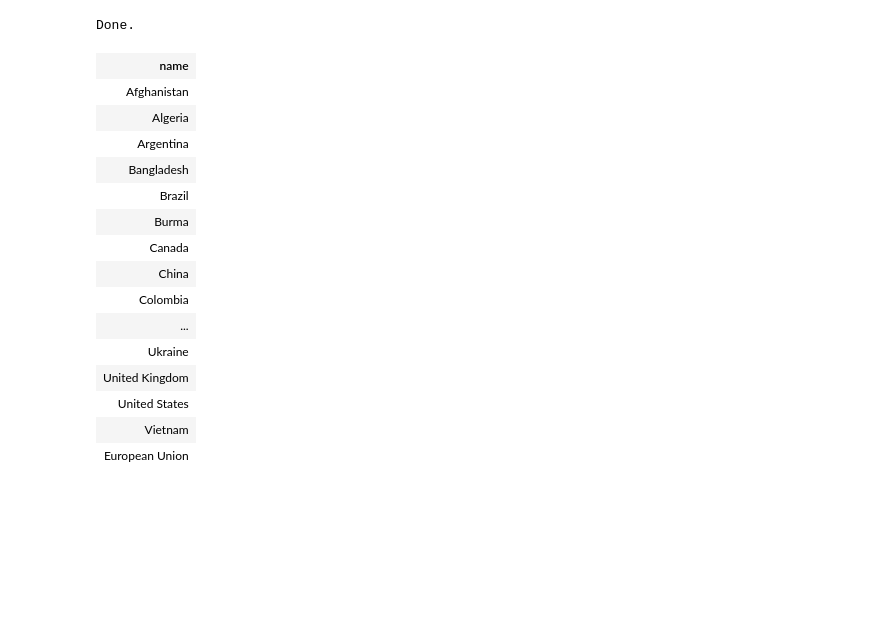
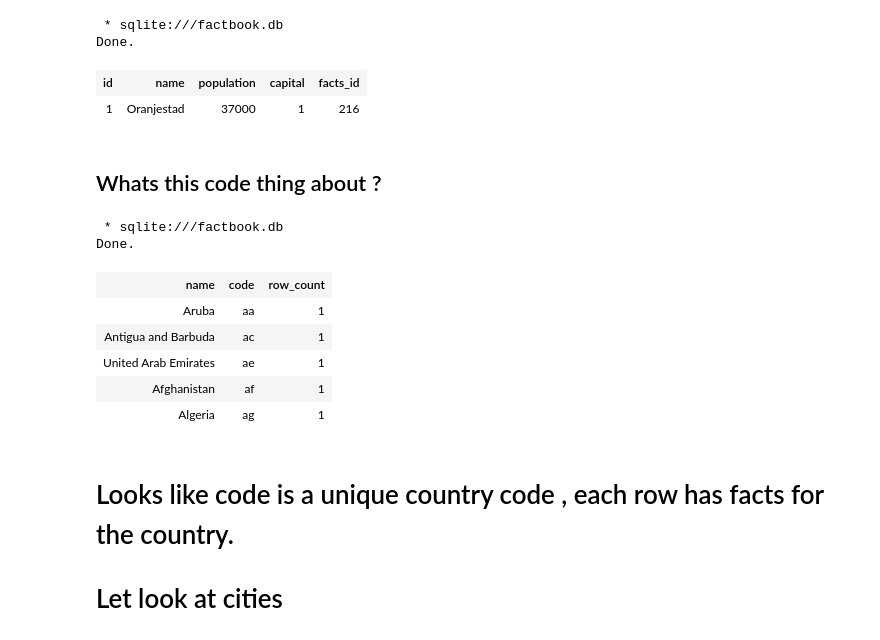
Before and after one commit to PRQL/pyprql, a Jupyter notebook: src/factbook_examples/notebook.ipynb, the cells around one changed output. Drawn from its saved outputs; the diff is of its cells as text; code cells hidden in the pictures; blank space fills up the shorter version.

```diff
--- a/src/factbook_examples/notebook.ipynb
+++ b/src/factbook_examples/notebook.ipynb
@@ -131,25 +23,36 @@ Given that we know the average population and area, let's find densely-populated
-# %%
-%%sql
-SELECT name
-FROM facts
-WHERE name != "World"
-and population > (SELECT AVG(population) FROM facts WHERE name != "World")
-and ar > (SELECT AVG(population) FROM facts WHERE name != "World")
-# %% [output]
-Done.
-| name |
-| Afghanistan |
-| Algeria |
-| Argentina |
-| Bangladesh |
-| Brazil |
-| Burma |
-| Canada |
-| China |
-| Colombia |
-| ... |
-| Ukraine |
-| United Kingdom |
-| United States |
-| Vietnam |
-| European Union |
+# %%
+%%sql
+SELECT *
+  FROM cities
+LIMIT 1;
+# from cities | take 1
+# %% [output]
+ * sqlite:///factbook.db
+Done.
+| id | name | population | capital | facts_id |
+| 1 | Oranjestad | 37000 | 1 | 216 |
+# %% [markdown]
+## Whats this code thing about ?
+# %%
+%%sql
+SELECT name, code, count(*) as row_count
+from facts
+GROUP BY code
+LIMIT 5
+# from facts
+# select [name,code]
+# aggregate by:[code] [count]
+# take 5
+# %% [output]
+ * sqlite:///factbook.db
+Done.
+| name | code | row_count |
+| Aruba | aa | 1 |
+| Antigua and Barbuda | ac | 1 |
+| United Arab Emirates | ae | 1 |
+| Afghanistan | af | 1 |
+| Algeria | ag | 1 |
+# %% [markdown]
+# Looks like code is a unique country code , each row has facts for the country.
+
+# Let look at cities
```
Also changed, not shown: parts of 25 cells of this notebook, 18 other files.
